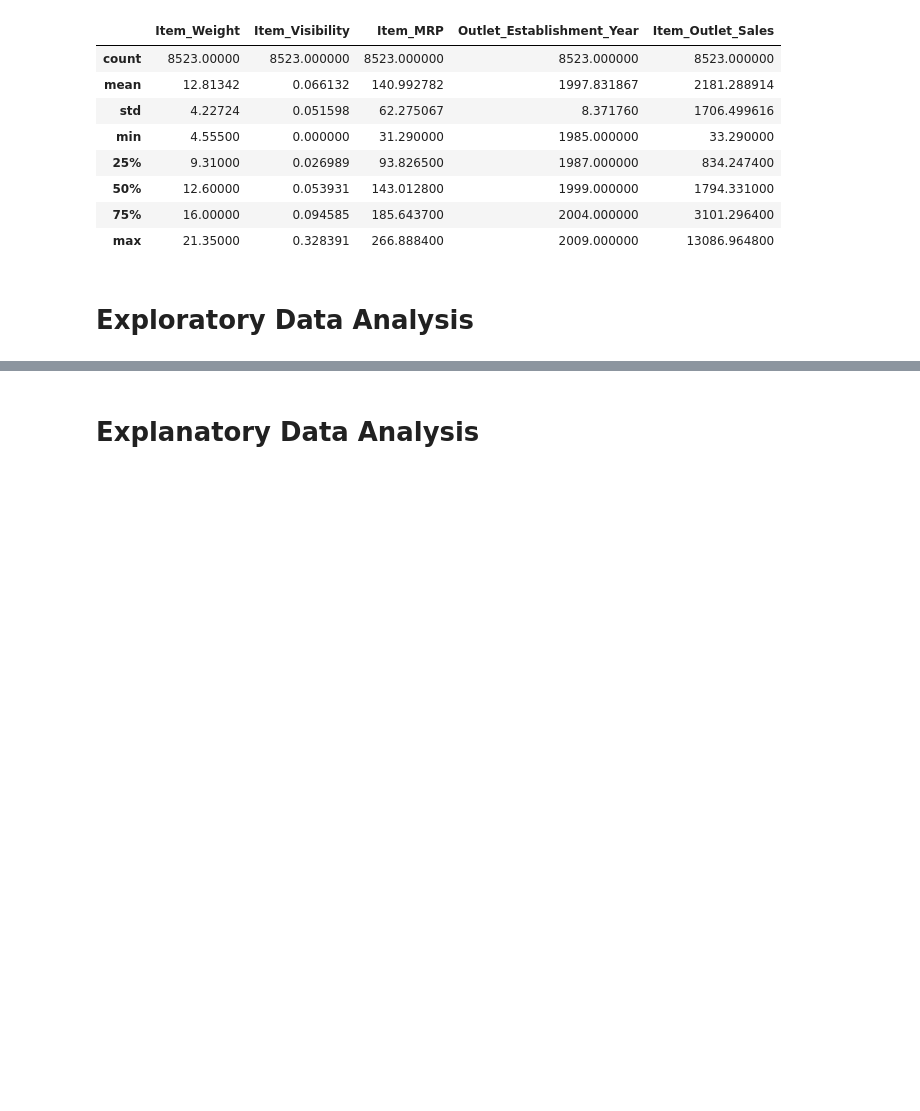
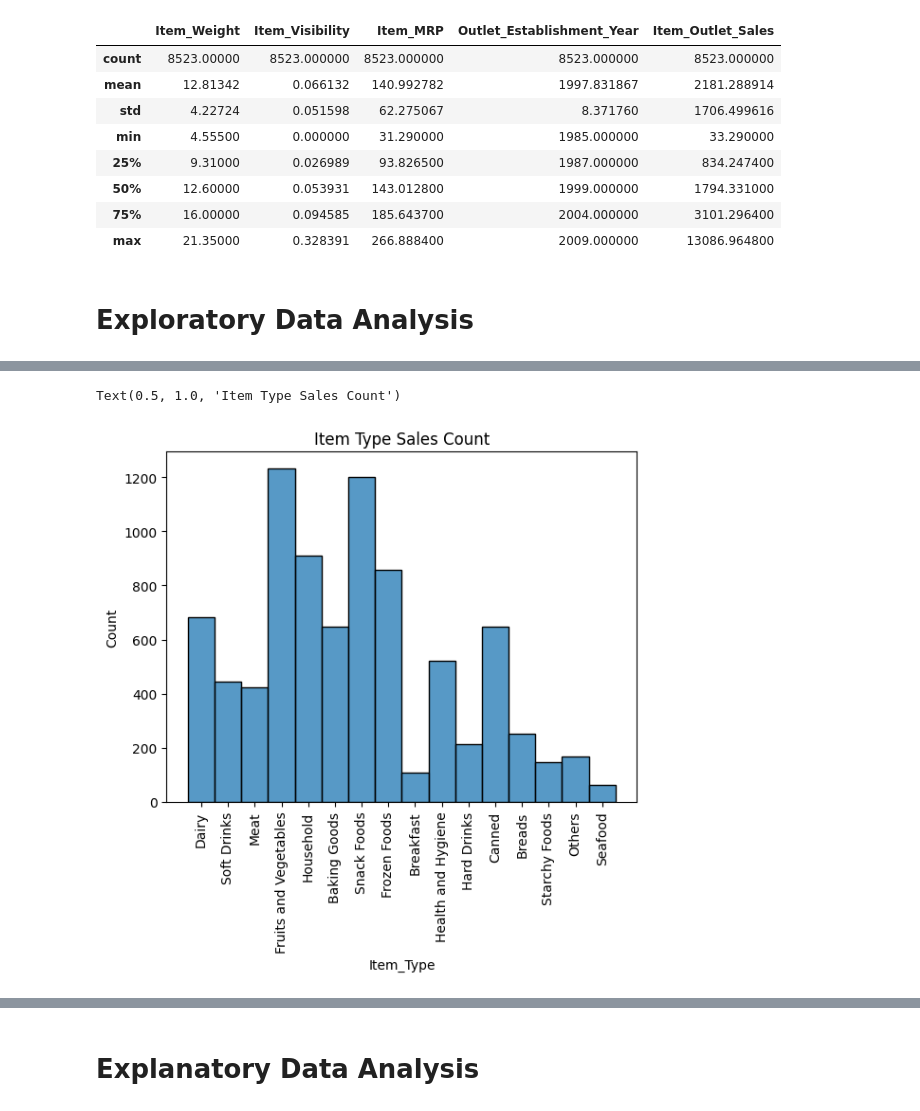
Before and after one commit to JmB17/Prediction-of-Product-Sales, a Jupyter notebook: Prediction of Product Sales.ipynb, the cells around one changed output, grey strips where cells are left out. Cells and saved outputs as stored; diff of their text form; code cells hidden in the pictures; blank space fills up the shorter version.

```diff
--- a/Prediction of Product Sales.ipynb
+++ b/Prediction of Product Sales.ipynb
@@ -428,0 +470,8 @@ df.describe(include='number')
+# %%
+# Creating histogram using seaborn to show number of item type sold overall
+ax = sns.histplot(data=df, x='Item_Type')
+ax.tick_params(axis='x', rotation = 90);
+ax.set_title("Item Type Sales Count")
+# %% [output]
+Text(0.5, 1.0, 'Item Type Sales Count')
+[figure, added]
```
Also changed, not shown: parts of 16 cells of this notebook.
